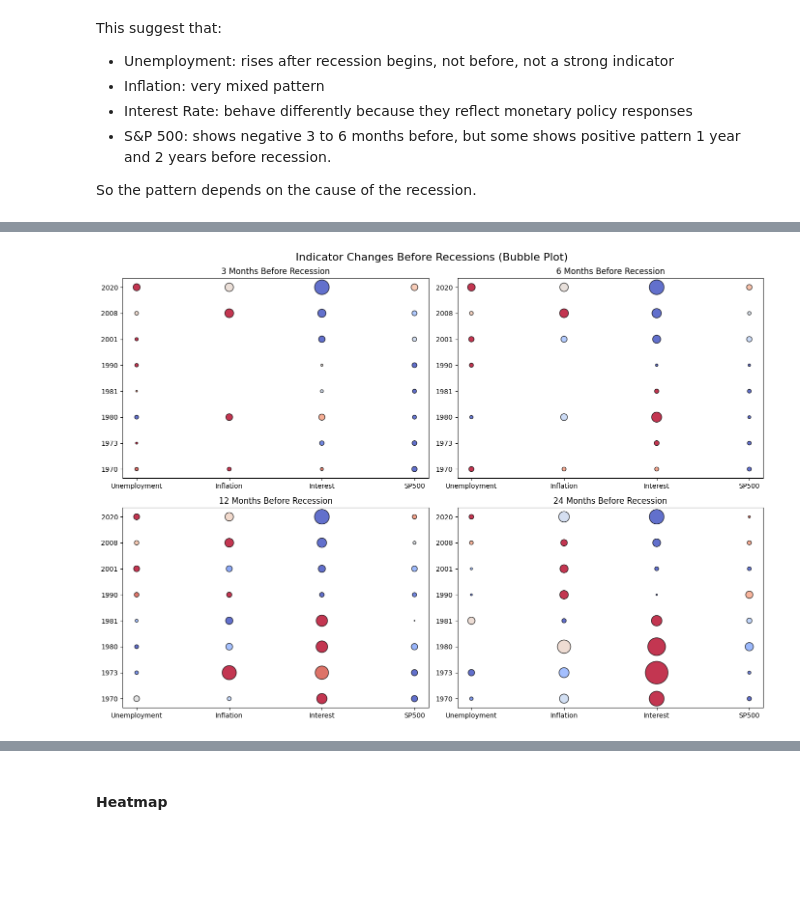
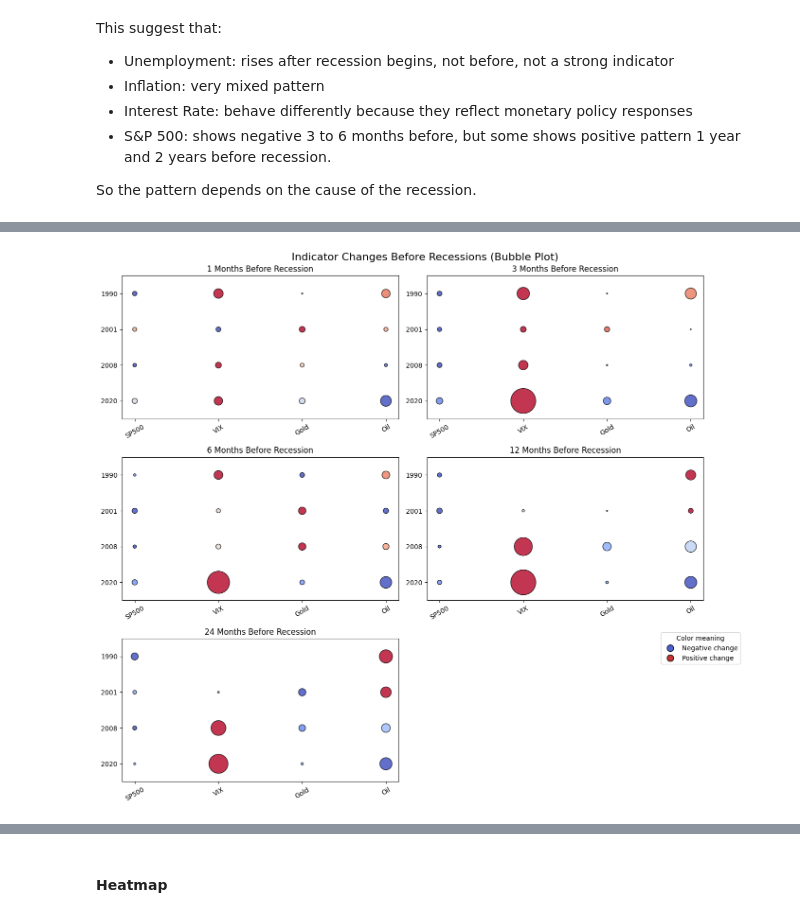
Before and after one commit to Emily0107/Economic-Recession, a Jupyter notebook: public/code/EDA.ipynb, the cells around one changed output, grey strips where cells are left out. Saved outputs shown, nothing was run; the diff lists cells and outputs as text; code cells hidden in the pictures; blank space fills up the shorter version.

Commit message:
added oil data

```diff
--- a/public/code/EDA.ipynb
+++ b/public/code/EDA.ipynb
@@ -116,6 +123,7 @@ data1 = pd.concat([
     unemployment_monthly,
     inflation_monthly,
     interest_monthly,
+    oil_monthly,
 ], axis=1)
 
 # Check the result
@@ -694,6 +766,6 @@ df1968
 # %%
 # Generate Results for All Windows
-windows = [3, 6, 12, 24]
+windows = [1, 3, 6, 12, 24]
 
 heatmaps = {}
 
@@ -746,0 +932,17 @@ So the pattern depends on the cause of the recession.
+# %%
+# Generate Results for All Windows
+windows = [1, 3, 6, 12, 24]
+
+heatmaps = {}
+
+for w in windows:
+    heatmaps[w] = compute_recession_change(
+        df1986,
+        indicators=["SP500", "VIX", "Gold", "Oil"],
+        months_before=w
+    )
+
+all_values = pd.concat(heatmaps.values())
+
+vmin = all_values.min().min()
+vmax = all_values.max().max()
@@ -749,44 +987,74 @@ So the pattern depends on the cause of the recession.
 # %%
-import matplotlib.pyplot as plt
-import numpy as np
-
-windows = [3,6,12,24]
-
-fig, axes = plt.subplots(2,2, figsize=(14,10))
+fig, axes = plt.subplots(3, 2, figsize=(14, 12))  # increased height
 axes = axes.flatten()
 
 for i, w in enumerate(windows):
+    data = heatmaps[w].iloc[::-1]  # reverse rows (latest on top)
+    x = np.arange(len(data.columns))
 
-    df_change = compute_recession_change(df1968,
-                                         indicators=["Unemployment","Inflation","Interest", "SP500"],
-                                         months_before=w)
-
-    x = np.arange(len(df_change.columns))
-
-    for j, recession in enumerate(df_change.index):
-
-        values = df_change.loc[recession]
+    for j, recession in enumerate(data.index):
+        values = data.loc[recession]
+        mask = values.notna()
 
         axes[i].scatter(
-            x,
-            [j]*len(x),
-            s=np.abs(values)*5,   # bubble size
-            c=values,
+            x[mask],
+            [j] * sum(mask),
+            s=np.abs(values[mask]) * 5,
+            c=values[mask],
             cmap="coolwarm",
             alpha=0.8,
             edgecolor="black"
         )
 
     axes[i].set_xticks(x)
-    axes[i].set_xticklabels(df_change.columns)
-    axes[i].set_yticks(range(len(df_change.index)))
-    axes[i].set_yticklabels(df_change.index)
+    axes[i].set_xticklabels(data.columns, rotation=30)
+    axes[i].set_yticks(range(len(data.index)))
+    axes[i].set_yticklabels(data.index)
+
+    # Add extra vertical room so bubbles at top/bottom are fully visible
+    axes[i].set_ylim(-0.5, len(data.index) - 0.5)
 
     axes[i].set_title(f"{w} Months Before Recession")
 
+# Hide empty subplot
+axes[-1].axis("off")
+
+# --- Add legend (moved lower and farther right) ---
+cmap = plt.cm.coolwarm
+legend_elements = [
+    Line2D(
+        [0], [0],
+        marker='o',
+        color='w',
+        label='Negative change',
+        markerfacecolor=cmap(0.05),
+        markeredgecolor='black',
+        markersize=10
+    ),
+    Line2D(
+        [0], [0],
+        marker='o',
+        color='w',
+        label='Positive change',
+        markerfacecolor=cmap(0.95),
+        markeredgecolor='black',
+        markersize=10
+    )
+]
+
+fig.legend(
+    handles=legend_elements,
+    loc='lower right',
+    bbox_to_anchor=(0.98, 0.25),
+    title='Color meaning',
+    frameon=True
+)
+
 plt.suptitle("Indicator Changes Before Recessions (Bubble Plot)", fontsize=16)
-plt.tight_layout()
+
+plt.tight_layout(rect=[0, 0, 0.93, 1])  # leave room on right for legend
+
 plt.show()
 # %% [output]
-[figure, old version]
+[figure, new version]
 # %% [markdown]
```
Also changed, not shown: parts of 38 cells of this notebook, 35 other files.
